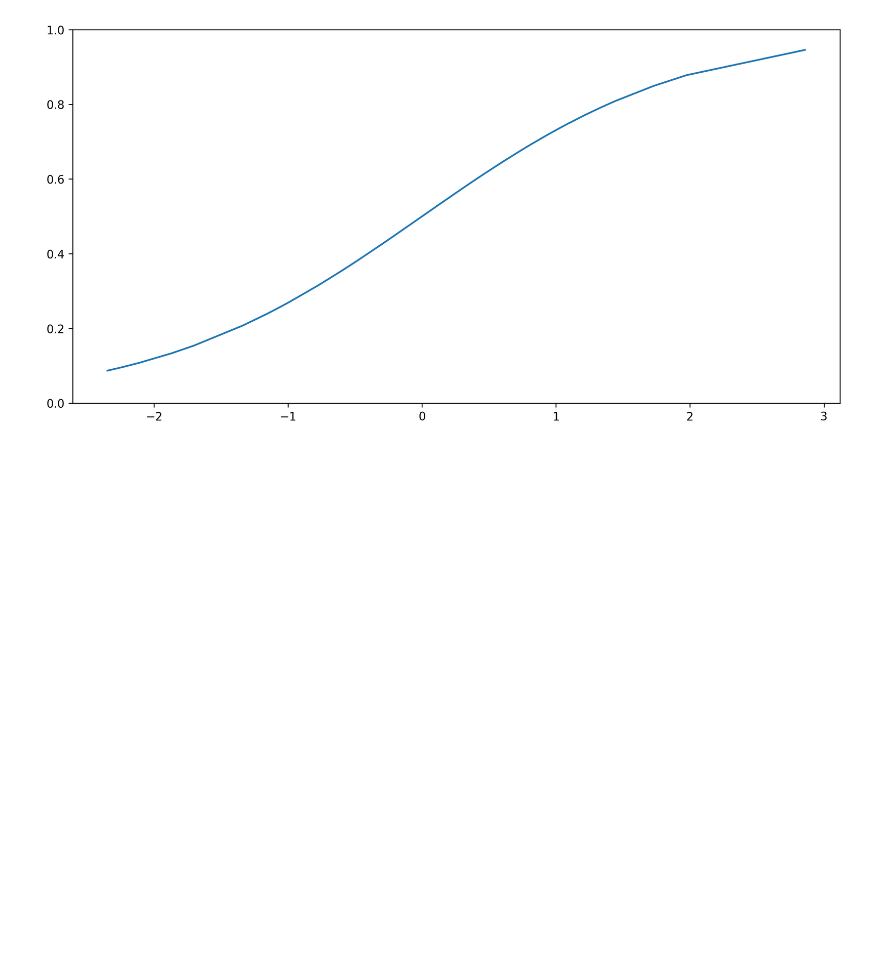
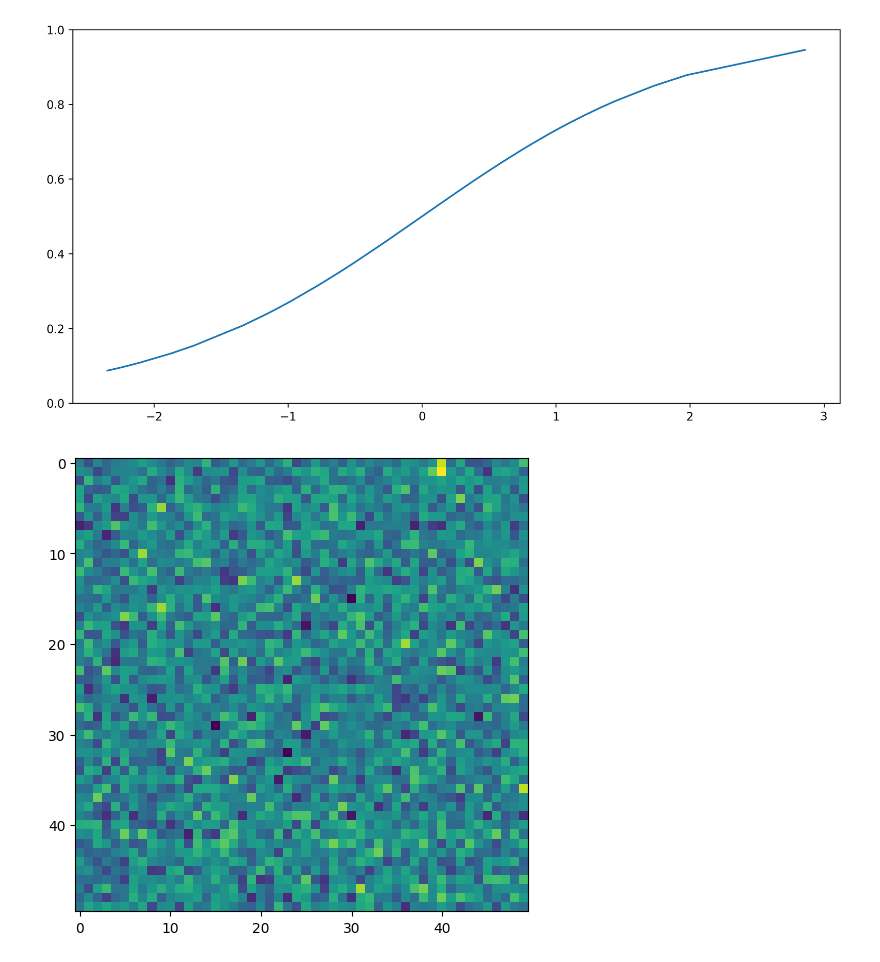
Before and after one commit to ashen007/DeepLearning-goes-deep, a Jupyter notebook: notebooks/activation/nn_activations.ipynb, the cells around one changed output. Drawn from its saved outputs; the diff is of its cells as text; code cells hidden in the pictures; blank space fills up the shorter version.

```diff
--- a/notebooks/activation/nn_activations.ipynb
+++ b/notebooks/activation/nn_activations.ipynb
@@ -24,3 +24,6 @@ array([[ 3.8483351e-01,  1.9745028e+00,  1.7259243e+00,  6.0024273e-01,
         -5.3382784e-01, -1.8721058e+00, -7.7652460e-01, -2.3478403e+00,
          7.4815619e-01,  4.3236396e-01,  3.2443130e-01,  9.6726346e-01,
          8.1290179e-01, -2.6876533e-01]], dtype=float32)>
+# %%
+x2d = tf.random.normal(shape=(50, 50))
+x2d
@@ -49,3 +67,9 @@ plt.ylim(0,1)
 plt.show()
 # %% [output]
 [figure]
+# %%
+plt.figure(figsize=[6,6],dpi=100)
+plt.imshow(x2d.numpy())
+plt.show()
+# %% [output]
+[figure, added]
```
Also changed, not shown: parts of 6 cells of this notebook.
